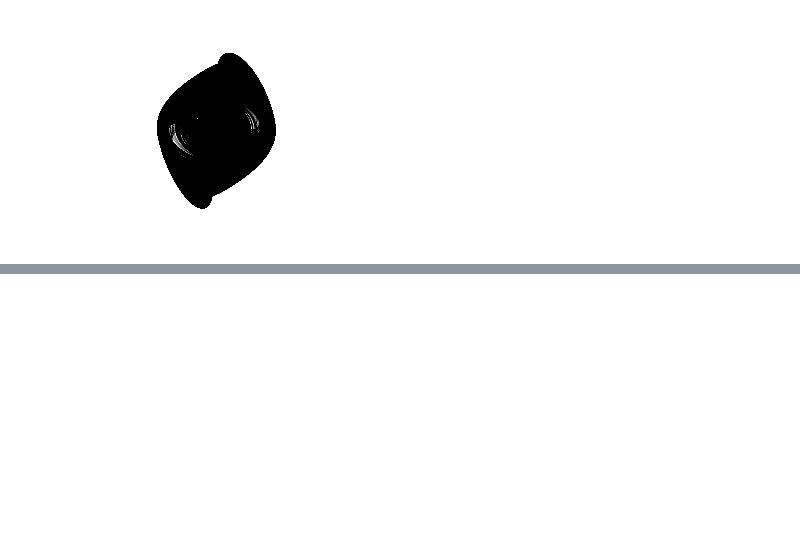
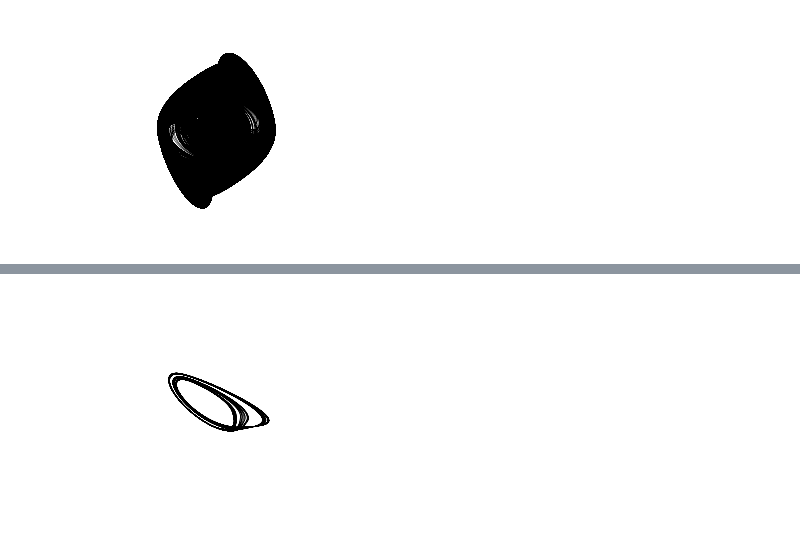
Before and after one commit to EmilianoNavarro97/DYNAMIC-BEHEAVIOUR-DETERMINATION-BASED-ON-ATTRACTOR-IMAGES-, a Jupyter notebook: Notebooks/test-integration.ipynb, the cells around one changed output, grey strips where cells are left out. Cells and saved outputs as stored; diff of their text form; code cells hidden in the pictures; blank space fills up the shorter version.

```diff
--- a/Notebooks/test-integration.ipynb
+++ b/Notebooks/test-integration.ipynb
@@ -123,0 +156,14 @@ plt.imshow(img[45:340, 50:340])
+# %%
+trajectory = rk_solver(a, b, k, α_space[idx], β, γ, init_cond[0], init_cond[1], init_cond[2],
+                       n_steps, transient_drop, h=0.0007)
+
+elevation, azimuth = 45, 45
+
+ax = plt.axes(projection='3d')
+ax.set_axis_off()
+ax.view_init(elev=elevation, azim=azimuth)
+ax.plot3D(trajectory[:, 0], trajectory[:, 1], trajectory[:, 0], 'black', linewidth=0.5)
+
+plt.show()
+# %% [output]
+[figure, added]
```
Also changed, not shown: parts of 8 cells of this notebook, 16 other files.
